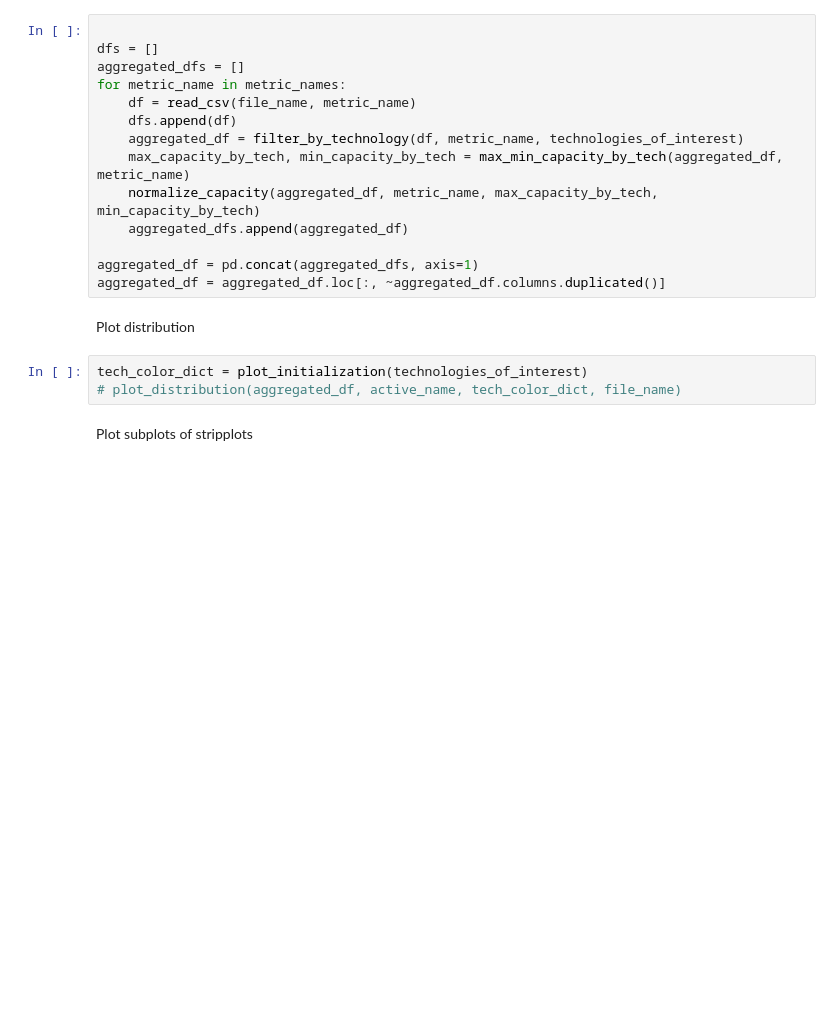
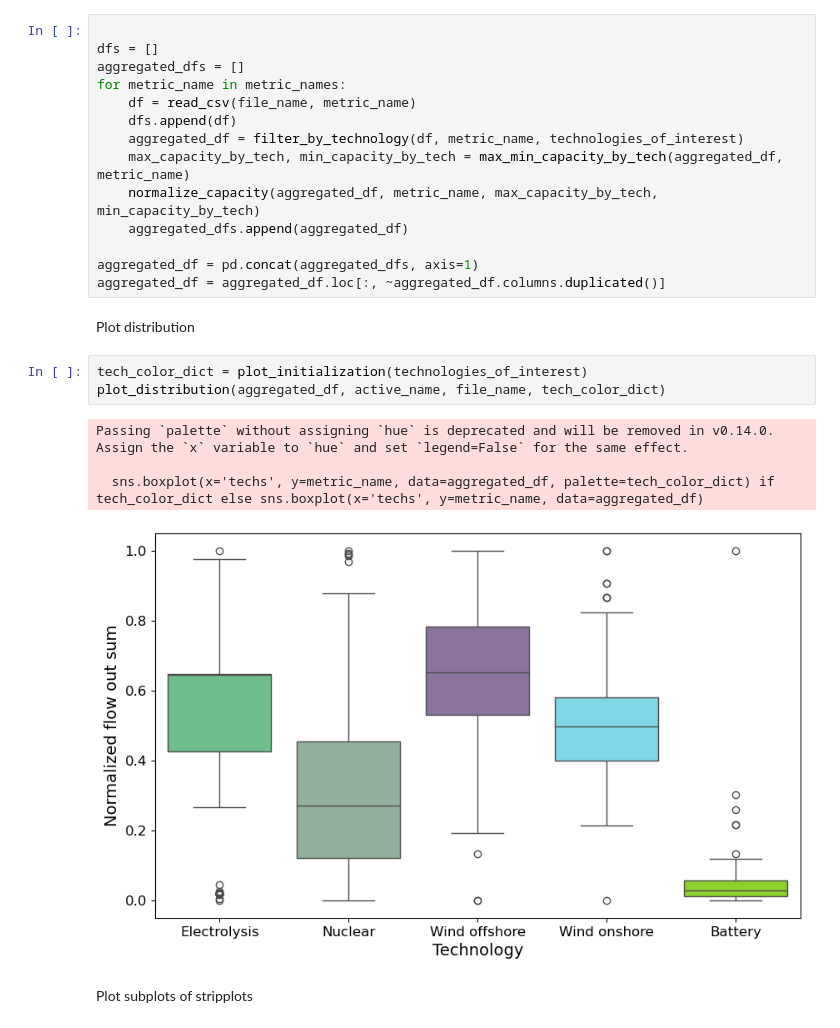
Before and after one commit to gnawin/mgaPlots, a Jupyter notebook: plot.ipynb, the cells around one changed output. Drawn from its saved outputs; the diff is of its cells as text; blank space fills up the shorter version.

```diff
--- a/plot.ipynb
+++ b/plot.ipynb
@@ -233,7 +329,12 @@ aggregated_df = aggregated_df.loc[:, ~aggregated_df.columns.duplicated()]
 Plot distribution
 # %%
 tech_color_dict = plot_initialization(technologies_of_interest)
-# plot_distribution(aggregated_df, active_name, tech_color_dict, file_name)
+plot_distribution(aggregated_df, active_name, file_name, tech_color_dict)
+# %% [output]
+Passing `palette` without assigning `hue` is deprecated and will be removed in v0.14.0. Assign the `x` variable to `hue` and set `legend=False` for the same effect.
+
+  sns.boxplot(x='techs', y=metric_name, data=aggregated_df, palette=tech_color_dict) if tech_color_dict else sns.boxplot(x='techs', y=metric_name, data=aggregated_df)
+[figure, added]
 # %% [markdown]
 Plot subplots of stripplots
 # %%
```
Also changed, not shown: parts of 13 cells of this notebook.
